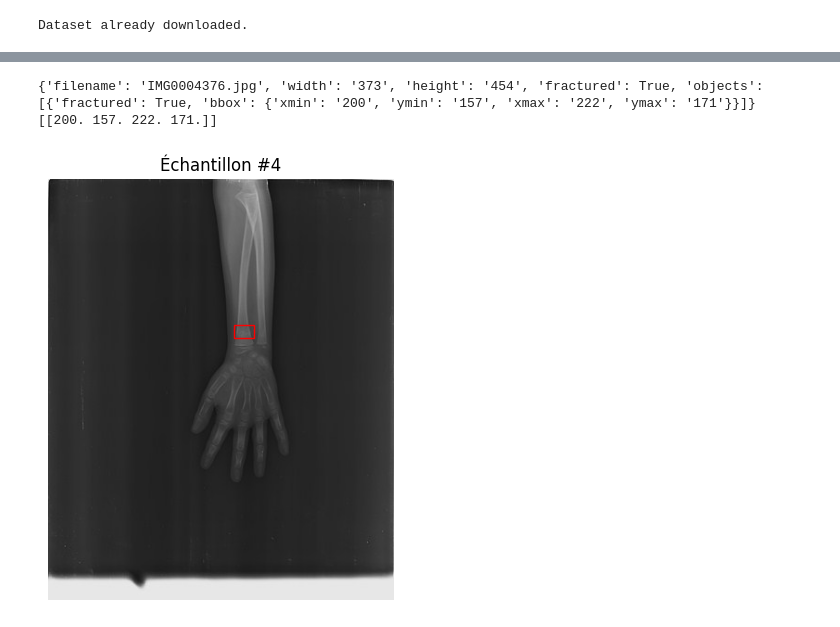
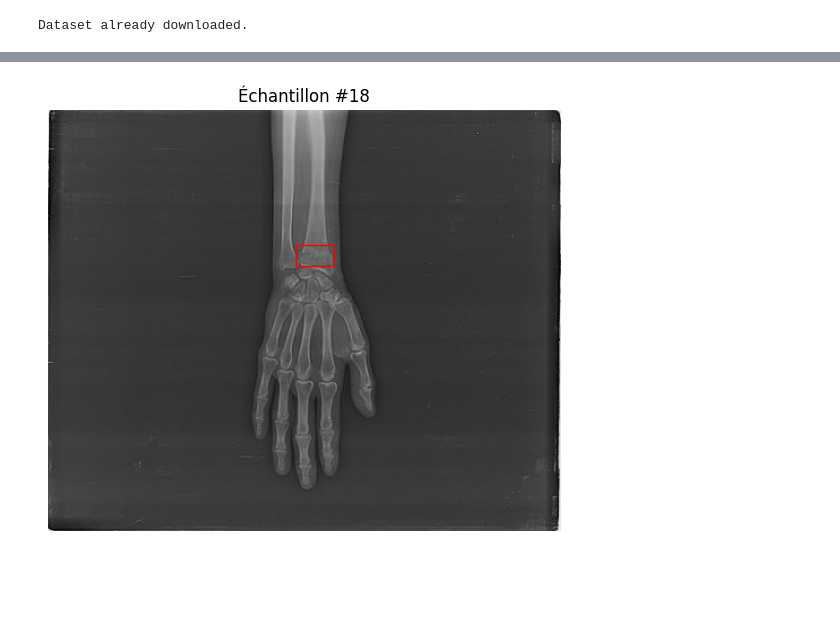
Before and after one commit to aataha0/pp-detection-fracture-recherche, a Jupyter notebook: src/dataset_preview.ipynb, the cells around one changed output, grey strips where cells are left out. Saved outputs shown, nothing was run; the diff lists cells and outputs as text; code cells hidden in the pictures; blank space fills up the shorter version.

```diff
--- a/src/dataset_preview.ipynb
+++ b/src/dataset_preview.ipynb
@@ -175,12 +177,11 @@ class FracAtlasDataset(Dataset):
 # %%
-frac_dataset = FracAtlasDataset()
 
 fig = plt.figure()
 
-for i in range(9):
-  ax = plt.subplot(2, 5, i + 1)
+for i in range(10, 20):
+  ax = plt.subplot(3, 5, i - 9)
   plt.tight_layout()
-  ax.set_title('Échantillon #{}'.format(i))
+  ax.set_title('Échan. #{}'.format(i))
   ax.axis('off')
   plt.imshow(frac_dataset[i]["image"])
   for bbox in frac_dataset[i]["bbox"]:
@@ -211,20 +195,18 @@ plt.show()
 # %%
 fig = plt.figure()
 
-sample = frac_dataset[4]
+sample = frac_dataset[18]
 
 ax = plt.subplot()
 plt.tight_layout()
-ax.set_title('Échantillon #4')
+ax.set_title('Échantillon #18')
 ax.axis('off')
 plt.imshow(sample["image"])
 for bbox in sample["bbox"]:
   x, y, w, h = pascal_voc_to_xywh(*bbox)
   rect = patches.Rectangle((x, y), w, h, linewidth=1, edgecolor='r', facecolor='none')
   ax.add_patch(rect)
 
 plt.show()
 # %% [output]
-{'filename': 'IMG0004376.jpg', 'width': '373', 'height': '454', 'fractured': True, 'objects': [{'fractured': True, 'bbox': {'xmin': '200', 'ymin': '157', 'xmax': '222', 'ymax': '171'}}]}
-[[200. 157. 222. 171.]]
-[figure, old version]
+[figure, new version]
```
Also changed, not shown: parts of 3 cells of this notebook.
